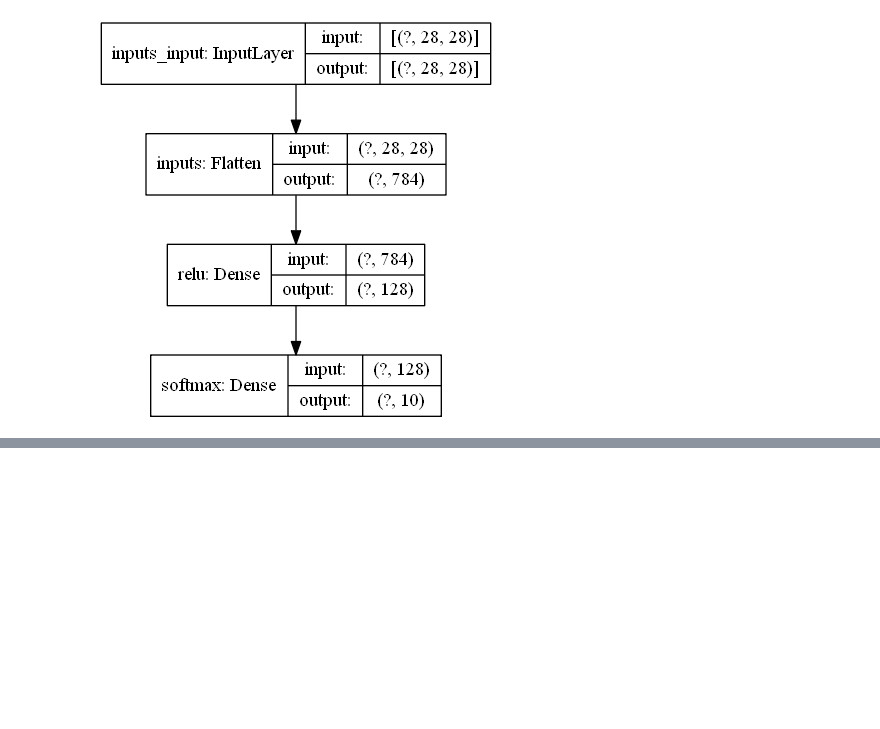
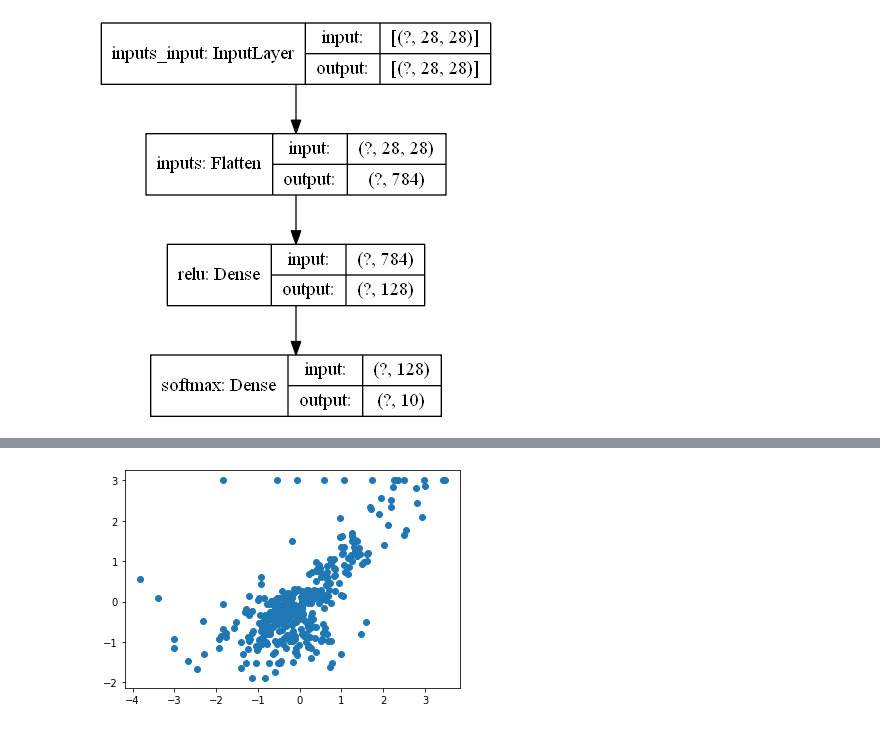
Before and after one commit to zeke0409/Othello-practice, a Jupyter notebook: TensorFlow_intro.ipynb, the cells around one changed output, grey strips where cells are left out. Drawn from its saved outputs; the diff is of its cells as text; code cells hidden in the pictures; blank space fills up the shorter version.

```diff
--- a/TensorFlow_intro.ipynb
+++ b/TensorFlow_intro.ipynb
@@ -115,0 +202,13 @@ None
+# %%
+x_train_mean=x_train.mean(axis=0)
+y_train_mean=y_train.mean()
+x_train_std=x_train.std(axis=0)
+y_train_std=y_train.std()
+x_train=(x_train-x_train_mean)/x_train_std
+y_train=(y_train-y_train_mean)/y_train_std
+x_test=(x_test-x_train_mean)/x_train_std
+y_test=(y_test-y_train_mean)/y_train_std
+plt.plot(x_train[:,5],y_train,'o')
+plt.show()
+# %% [output]
+[figure, added]
```
Also changed, not shown: parts of 15 cells of this notebook, 8 other files.
